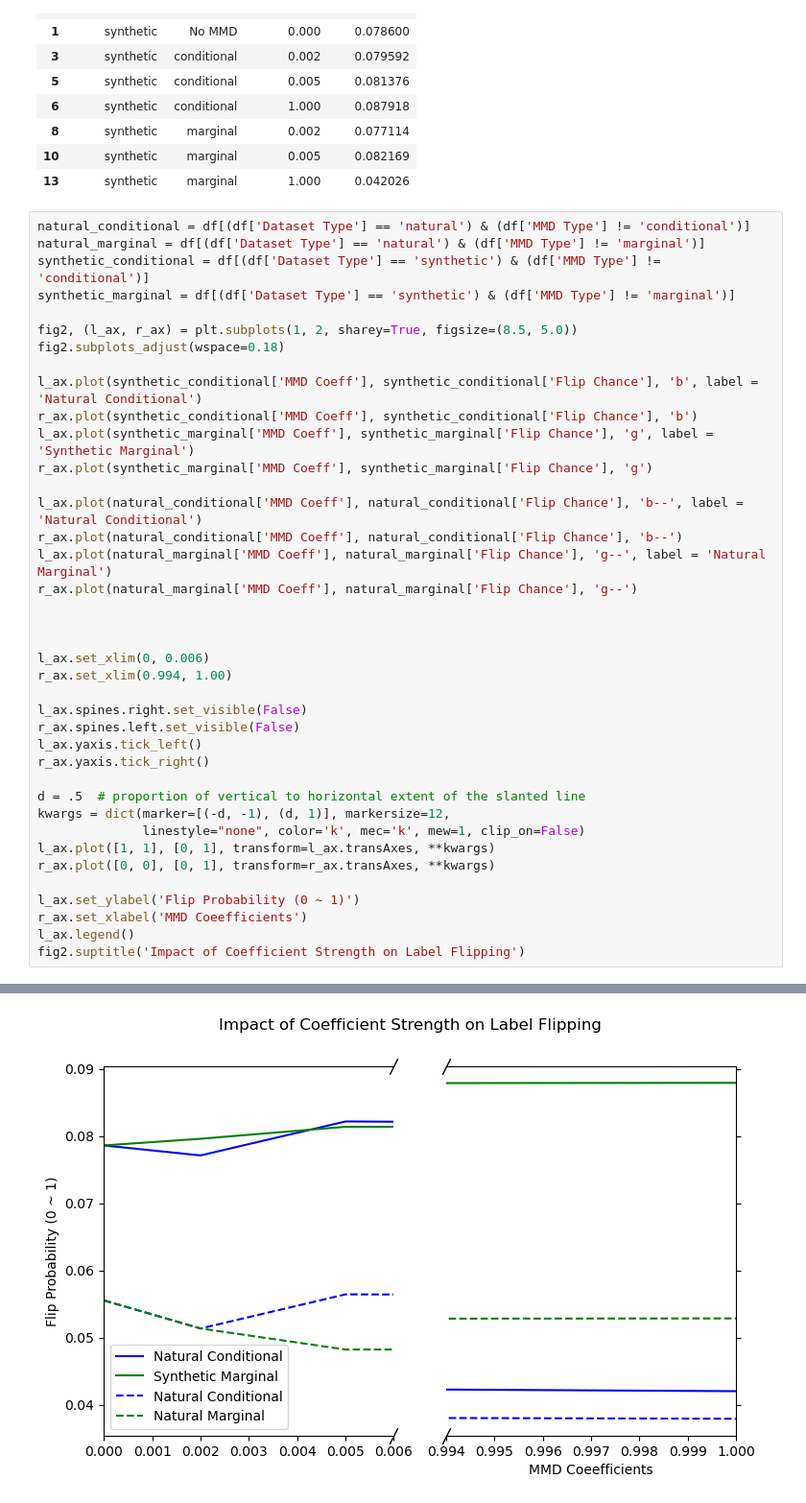
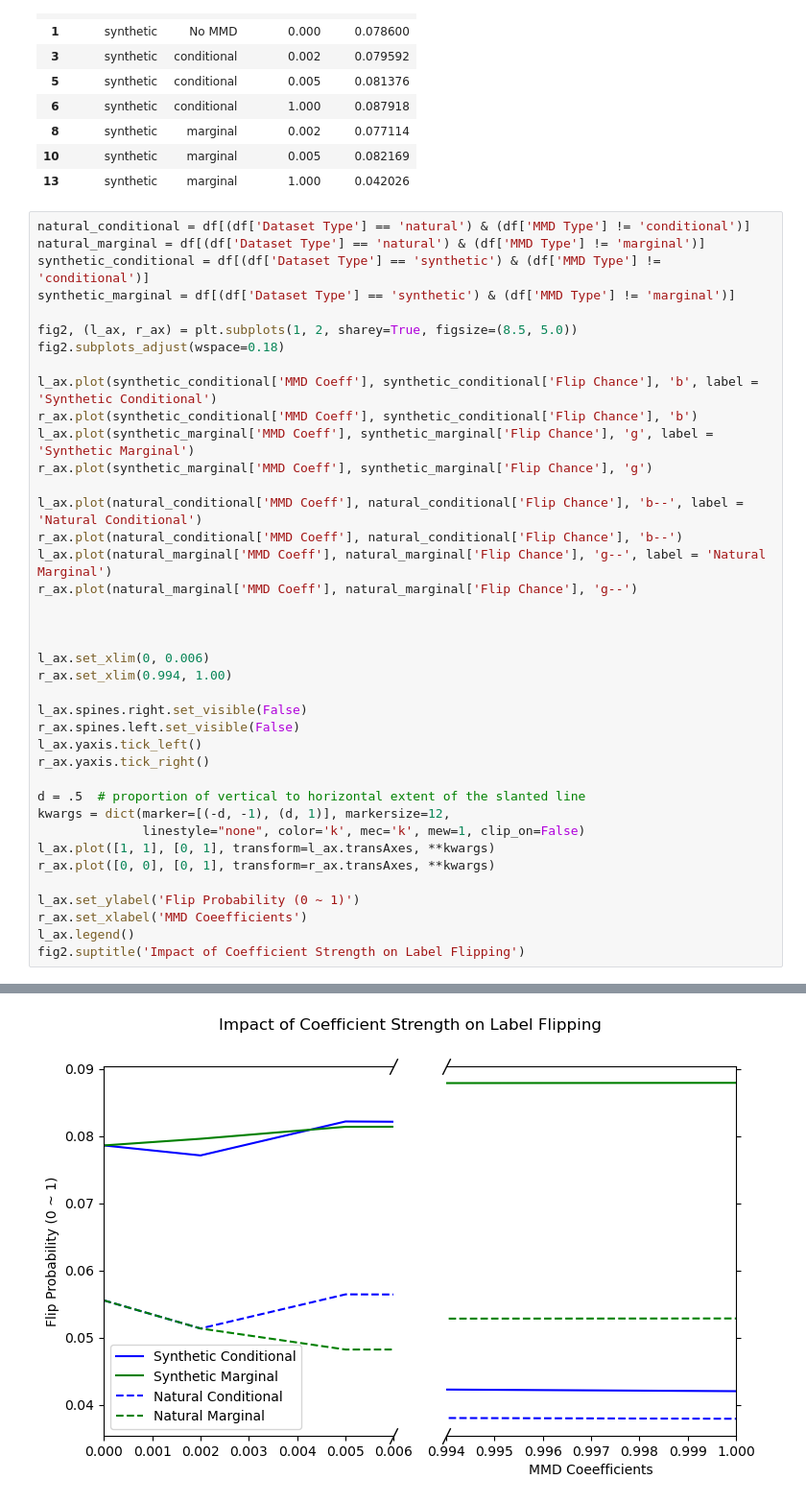
Before and after one commit to vishwa-11/Causal-ML-Final-Project, a Jupyter notebook: evaluation.ipynb, the cells around one changed output, grey strips where cells are left out. Shown: that part at 96% size. Drawn from its saved outputs; the diff is of its cells as text.

Commit message:
Updated wrong label for coeeficient strength graph
- Updated wrong 'natural conditional' label to correct 'synthetic conditional' label

```diff
--- a/evaluation.ipynb
+++ b/evaluation.ipynb
@@ -256,36 +256,36 @@ synthetic_marginal = df[(df['Dataset Type'] == 'synthetic') & (df['MMD Type'] !=
 fig2, (l_ax, r_ax) = plt.subplots(1, 2, sharey=True, figsize=(8.5, 5.0))
 fig2.subplots_adjust(wspace=0.18)
 
-l_ax.plot(synthetic_conditional['MMD Coeff'], synthetic_conditional['Flip Chance'], 'b', label = 'Natural Conditional')
+l_ax.plot(synthetic_conditional['MMD Coeff'], synthetic_conditional['Flip Chance'], 'b', label = 'Synthetic Conditional')
 r_ax.plot(synthetic_conditional['MMD Coeff'], synthetic_conditional['Flip Chance'], 'b')
 l_ax.plot(synthetic_marginal['MMD Coeff'], synthetic_marginal['Flip Chance'], 'g', label = 'Synthetic Marginal')
 r_ax.plot(synthetic_marginal['MMD Coeff'], synthetic_marginal['Flip Chance'], 'g')
 
 l_ax.plot(natural_conditional['MMD Coeff'], natural_conditional['Flip Chance'], 'b--', label = 'Natural Conditional')
 r_ax.plot(natural_conditional['MMD Coeff'], natural_conditional['Flip Chance'], 'b--')
 l_ax.plot(natural_marginal['MMD Coeff'], natural_marginal['Flip Chance'], 'g--', label = 'Natural Marginal')
 r_ax.plot(natural_marginal['MMD Coeff'], natural_marginal['Flip Chance'], 'g--')
 
 
 
 l_ax.set_xlim(0, 0.006)
 r_ax.set_xlim(0.994, 1.00)
 
 l_ax.spines.right.set_visible(False)
 r_ax.spines.left.set_visible(False)
 l_ax.yaxis.tick_left()
 r_ax.yaxis.tick_right()
 
 d = .5  # proportion of vertical to horizontal extent of the slanted line
 kwargs = dict(marker=[(-d, -1), (d, 1)], markersize=12,
               linestyle="none", color='k', mec='k', mew=1, clip_on=False)
 l_ax.plot([1, 1], [0, 1], transform=l_ax.transAxes, **kwargs)
 r_ax.plot([0, 0], [0, 1], transform=r_ax.transAxes, **kwargs)
 
 l_ax.set_ylabel('Flip Probability (0 ~ 1)')
 r_ax.set_xlabel('MMD Coeefficients')
 l_ax.legend()
 fig2.suptitle('Impact of Coefficient Strength on Label Flipping')
 # %% [output]
 Text(0.5, 0.98, 'Impact of Coefficient Strength on Label Flipping')
-[figure, old version]
+[figure, new version]
```
